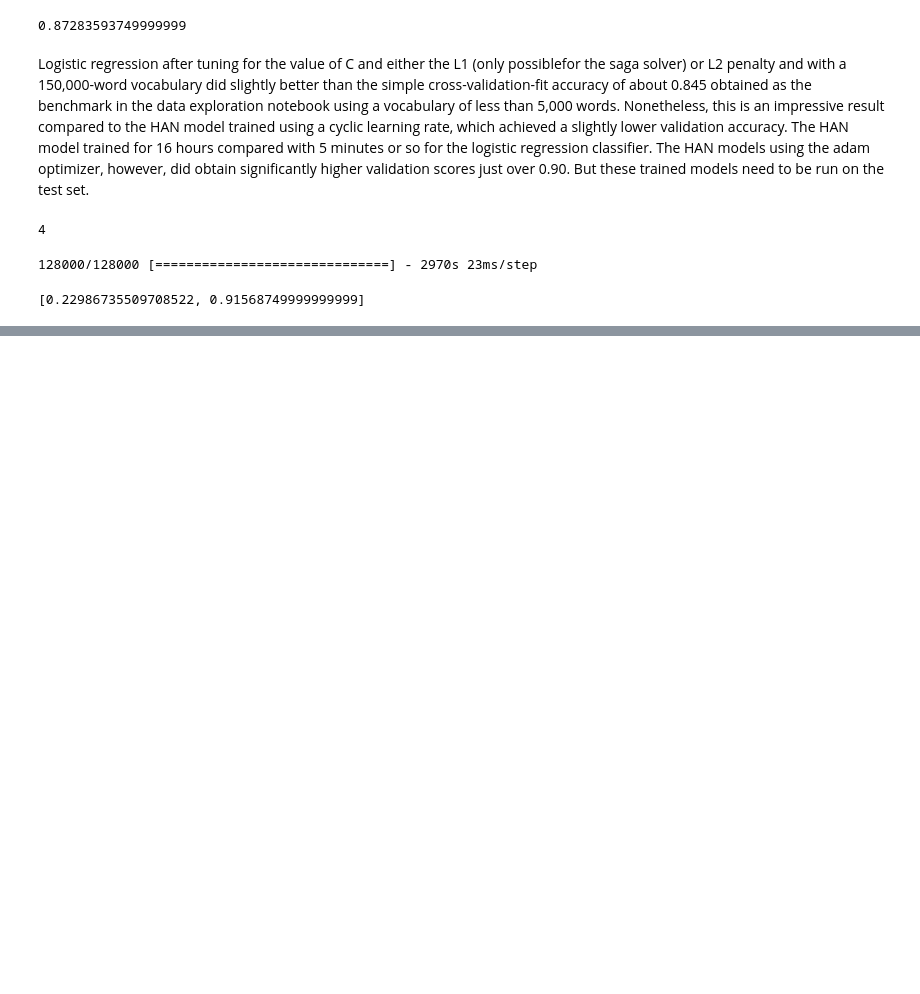
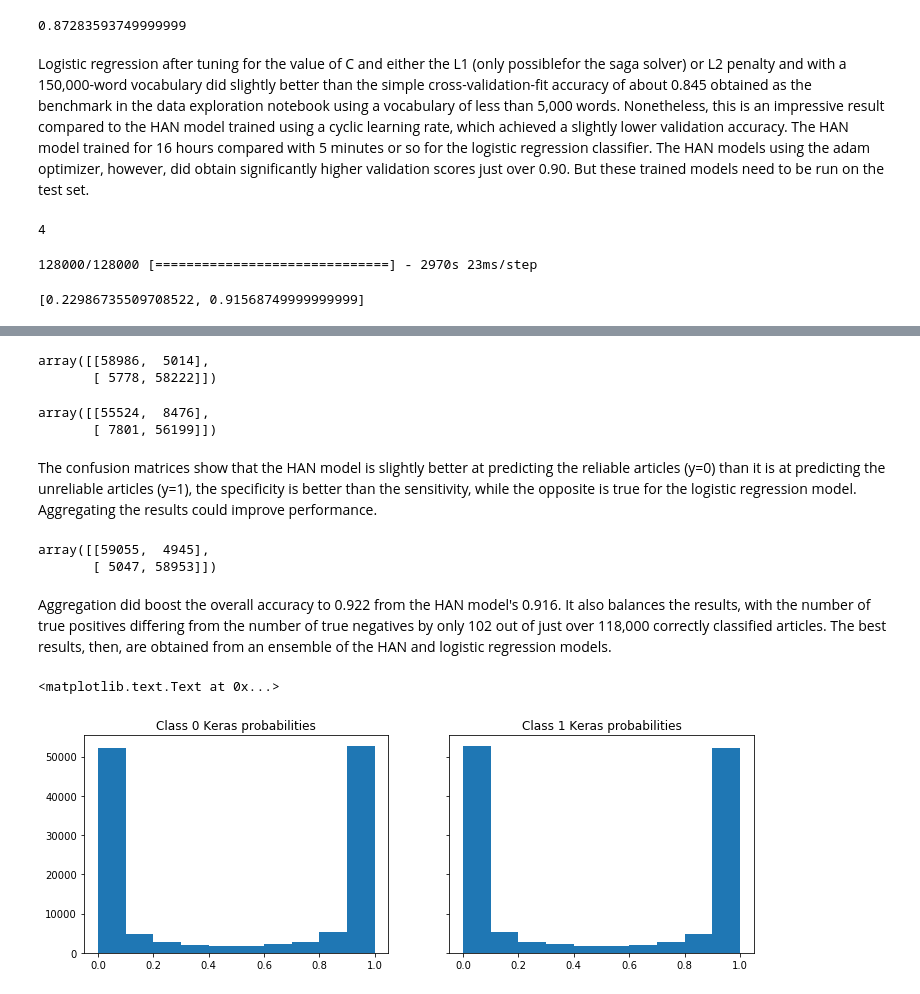
Before and after one commit to vincegiorno/fake_news, a Jupyter notebook: fn5_model_evaluation.ipynb, the cells around one changed output, grey strips where cells are left out. Cells and saved outputs as stored; diff of their text form; code cells hidden in the pictures; blank space fills up the shorter version.

Commit message:
Add analysis of scores for false positives and false negatives

```diff
--- a/fn5_model_evaluation.ipynb
+++ b/fn5_model_evaluation.ipynb
@@ -212,4 +212,4 @@ model.evaluate(x=X_test_keras, y=y_test_keras, batch_size=batch_size)
 128000/128000 [==============================] - 2970s 23ms/step
 [0.22986735509708522, 0.91568749999999999]
 # %%
-score = model.predict(X_test_keras[1:3])
+keras_probs = model.predict(x=X_test_keras, batch_size=batch_size)
@@ -220,2 +216,2 @@ array([ 0.996813  ,  0.99338996], dtype=float32)
 # %%
-scores = lr.predict_proba(tfidf.transform(X_test_counts[1:3]))
+lr_probs = lr.predict_proba(X=tfidf.transform(X_test_counts))
@@ -225,0 +218,3 @@ array([ 0.98672044,  0.98276808])
+# %%
+probs = pd.DataFrame.from_dict({'keras_0': [x[0] for x in keras_probs], 'keras_1': [x[1] for x in keras_probs],
+                                'lr_0': [x[0] for x in lr_probs], 'lr_1': [x[1] for x in lr_probs]})
@@ -225,0 +224,31 @@ array([ 0.98672044,  0.98276808])
+# %%
+from sklearn.metrics import confusion_matrix
+confusion_matrix(y_test, preds['keras'])
+# %% [output]
+array([[58986,  5014],
+       [ 5778, 58222]])
+# %%
+confusion_matrix(y_test, preds['lr'])
+# %% [output]
+array([[55524,  8476],
+       [ 7801, 56199]])
+# %% [markdown]
+The confusion matrices show that the HAN model is slightly better at predicting the reliable articles (y=0) than it is at predicting the unreliable articles (y=1), the specificity is better than the sensitivity, while the opposite is true for the logistic regression model. Aggregating the results could improve performance.
+# %%
+aggregated = (probs['keras_1'] + probs['lr_1']) / 2
+aggregated = [1 if x >= 0.5 else 0 for x in aggregated]
+confusion_matrix(y_test, aggregated)
+# %% [output]
+array([[59055,  4945],
+       [ 5047, 58953]])
+# %% [markdown]
+Aggregation did boost the overall accuracy to 0.922 from the HAN model's 0.916. It also balances the results, with the number of true positives differing from the number of true negatives by only 102 out of just over 118,000 correctly classified articles. The best results, then, are obtained from an ensemble of the HAN and logistic regression models.
+# %%
+f, (ax1, ax2) = plt.subplots(1, 2, figsize=(12, 4), sharey=True)
+ax1.hist(probs['keras_0'])
+ax1.set_title('Class 0 Keras probabilities')
+ax2.hist(probs['keras_1'])
+ax2.set_title('Class 1 Keras probabilities')
+# %% [output]
+<matplotlib.text.Text at 0x...>
+[figure, added]
```
Also changed, not shown: parts of 33 cells of this notebook.
